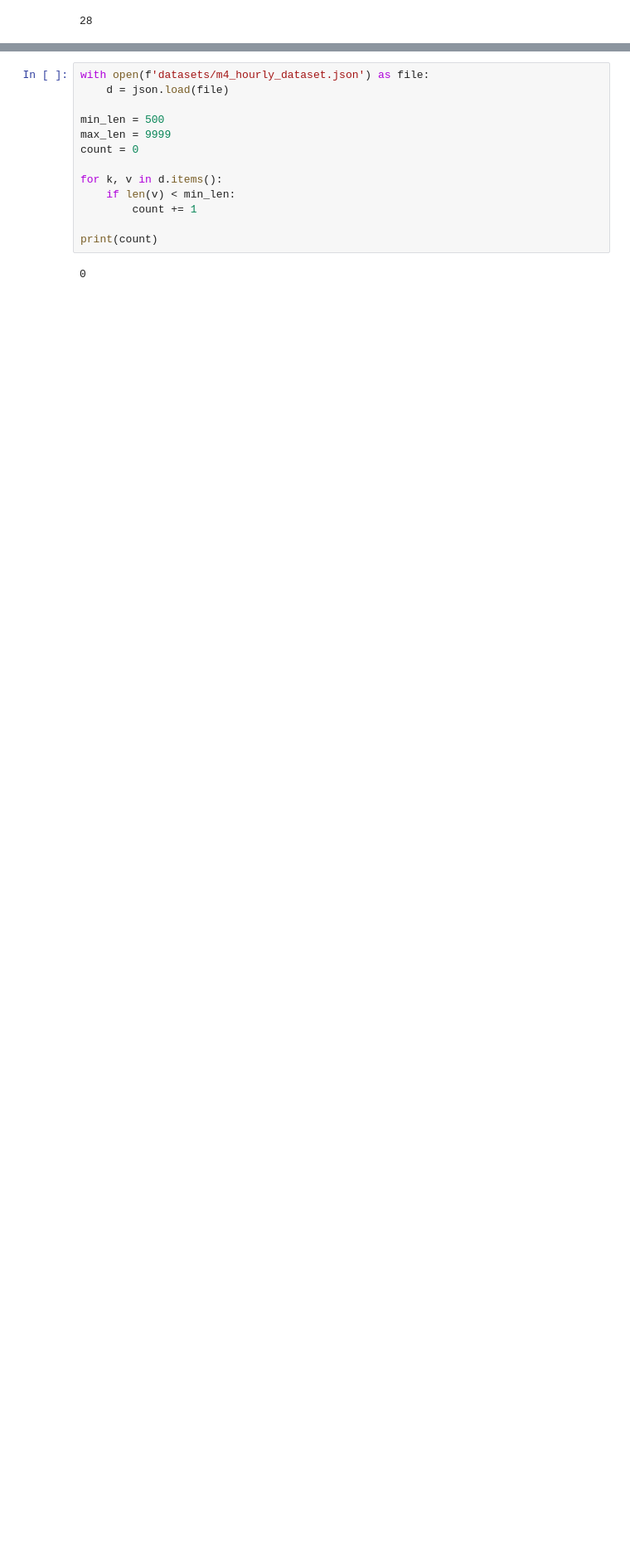
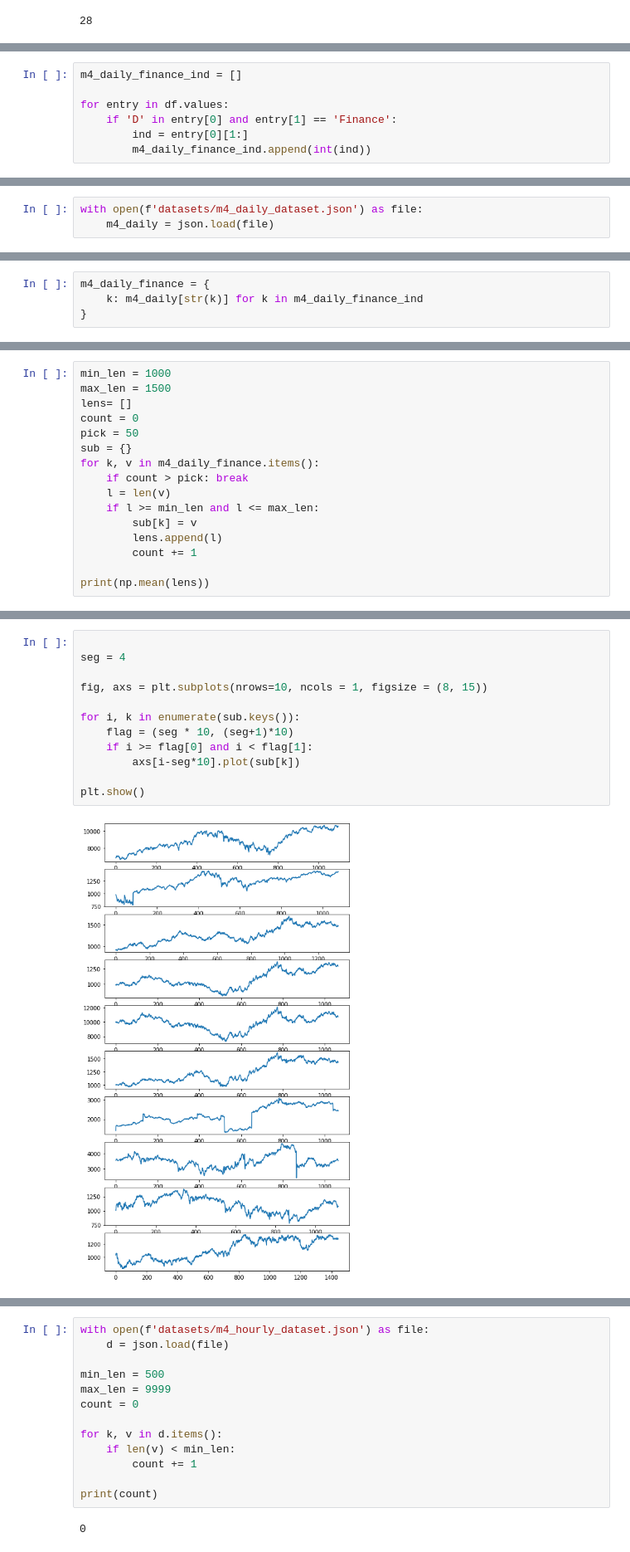
Before and after one commit to LinusLin6769/DCLaboratory01, a Jupyter notebook: playground.ipynb, the cells around one changed output, grey strips where cells are left out. Shown at 83% size. Saved outputs shown, nothing was run; the diff lists cells and outputs as text; blank space fills up the shorter version.

Commit message:
filtered out m4_daily_finance

```diff
--- a/playground.ipynb
+++ b/playground.ipynb
@@ -17,0 +37,7 @@ print(executor._max_workers)
+# %%
+m4_daily_finance_ind = []
+
+for entry in df.values:
+    if 'D' in entry[0] and entry[1] == 'Finance':
+        ind = entry[0][1:]
+        m4_daily_finance_ind.append(int(ind))
@@ -17,0 +48,3 @@ print(executor._max_workers)
+# %%
+with open(f'datasets/m4_daily_dataset.json') as file:
+    m4_daily = json.load(file)
@@ -17,0 +71,4 @@ print(executor._max_workers)
+# %%
+m4_daily_finance = {
+    k: m4_daily[str(k)] for k in m4_daily_finance_ind
+}
@@ -17,0 +87,16 @@ print(executor._max_workers)
+# %%
+min_len = 1000
+max_len = 1500
+lens= []
+count = 0
+pick = 50
+sub = {}
+for k, v in m4_daily_finance.items():
+    if count > pick: break
+    l = len(v)
+    if l >= min_len and l <= max_len:
+        sub[k] = v
+        lens.append(l)
+        count += 1
+
+print(np.mean(lens))
@@ -17,0 +105,14 @@ print(executor._max_workers)
+# %%
+
+seg = 4
+
+fig, axs = plt.subplots(nrows=10, ncols = 1, figsize = (8, 15))
+
+for i, k in enumerate(sub.keys()):
+    flag = (seg * 10, (seg+1)*10)
+    if i >= flag[0] and i < flag[1]:
+        axs[i-seg*10].plot(sub[k])
+
+plt.show()
+# %% [output]
+[figure, added]
```
Also changed, not shown: parts of 9 cells of this notebook, 55 other files.
